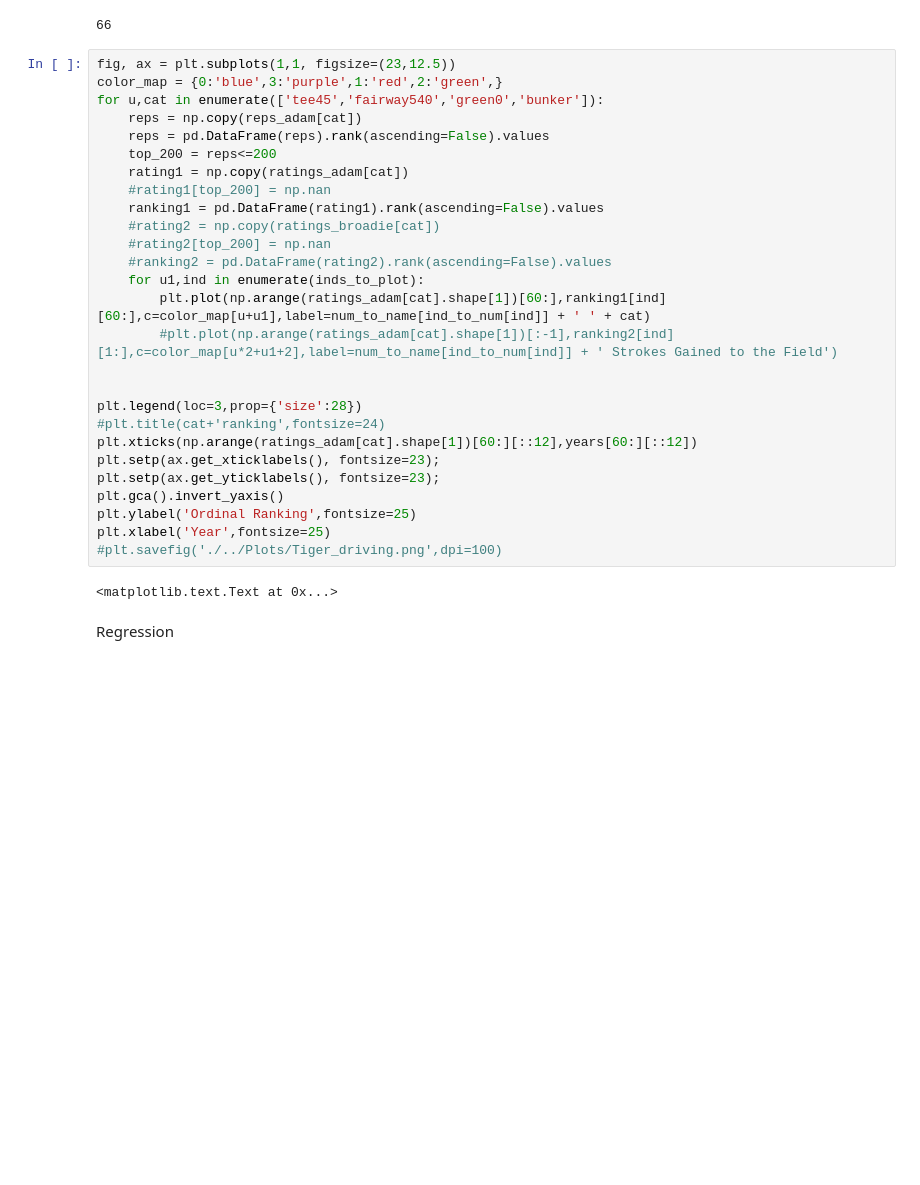
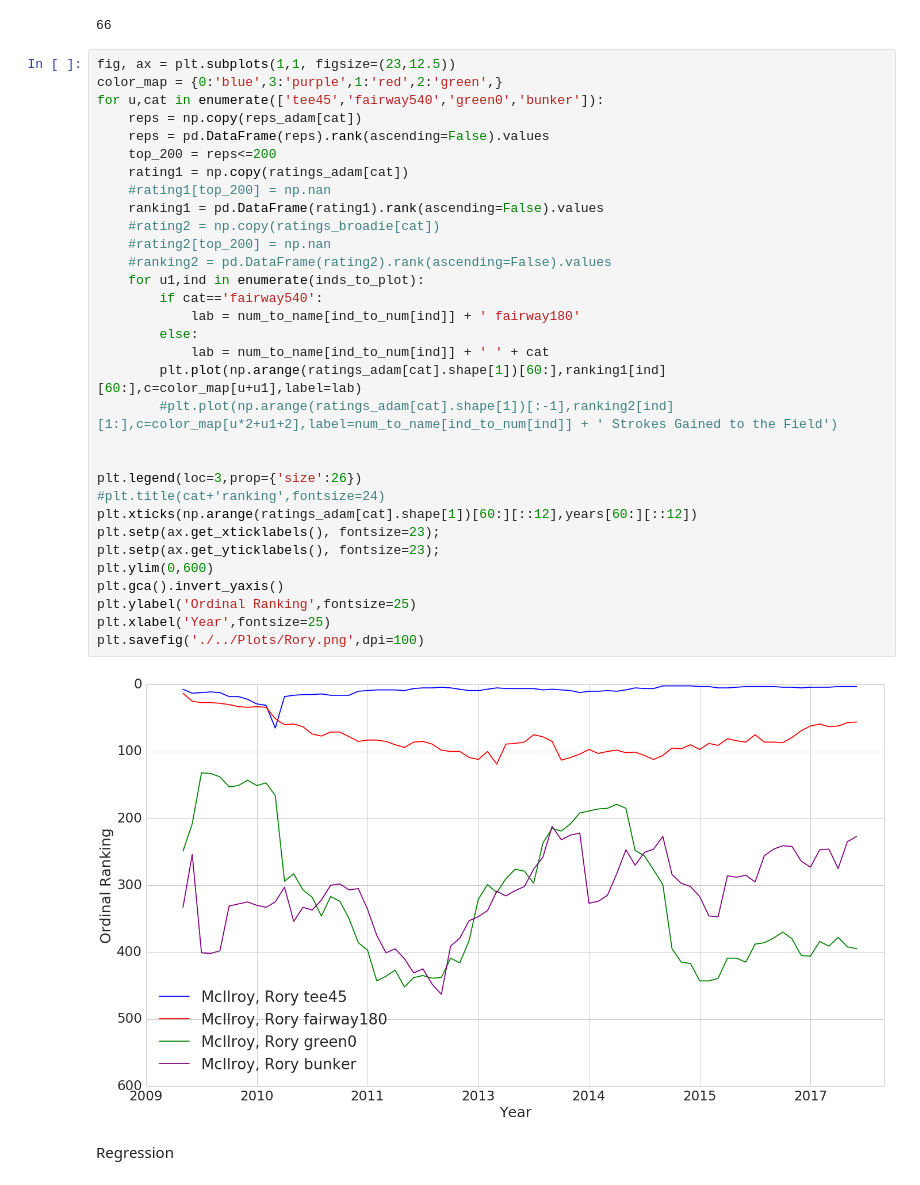
Before and after one commit to adamwlev/StrokesGained2, a Jupyter notebook: Modeling/Shot_Level_Ranks.ipynb, the cells around one changed output. Cells and saved outputs as stored; diff of their text form; blank space fills up the shorter version.

```diff
--- a/Modeling/Shot_Level_Ranks.ipynb
+++ b/Modeling/Shot_Level_Ranks.ipynb
@@ -406,32 +406,37 @@ top_200[240].sum()
 # %%
 fig, ax = plt.subplots(1,1, figsize=(23,12.5))
 color_map = {0:'blue',3:'purple',1:'red',2:'green',}
 for u,cat in enumerate(['tee45','fairway540','green0','bunker']):
     reps = np.copy(reps_adam[cat])
     reps = pd.DataFrame(reps).rank(ascending=False).values
     top_200 = reps<=200
     rating1 = np.copy(ratings_adam[cat])
     #rating1[top_200] = np.nan
     ranking1 = pd.DataFrame(rating1).rank(ascending=False).values
     #rating2 = np.copy(ratings_broadie[cat])
     #rating2[top_200] = np.nan
     #ranking2 = pd.DataFrame(rating2).rank(ascending=False).values
     for u1,ind in enumerate(inds_to_plot):
-        plt.plot(np.arange(ratings_adam[cat].shape[1])[60:],ranking1[ind][60:],c=color_map[u+u1],label=num_to_name[ind_to_num[ind]] + ' ' + cat)
+        if cat=='fairway540':
+            lab = num_to_name[ind_to_num[ind]] + ' fairway180'
+        else:
+            lab = num_to_name[ind_to_num[ind]] + ' ' + cat
+        plt.plot(np.arange(ratings_adam[cat].shape[1])[60:],ranking1[ind][60:],c=color_map[u+u1],label=lab)
         #plt.plot(np.arange(ratings_adam[cat].shape[1])[:-1],ranking2[ind][1:],c=color_map[u*2+u1+2],label=num_to_name[ind_to_num[ind]] + ' Strokes Gained to the Field')
 
 
-plt.legend(loc=3,prop={'size':28})
+plt.legend(loc=3,prop={'size':26})
 #plt.title(cat+'ranking',fontsize=24)
 plt.xticks(np.arange(ratings_adam[cat].shape[1])[60:][::12],years[60:][::12])
 plt.setp(ax.get_xticklabels(), fontsize=23);
 plt.setp(ax.get_yticklabels(), fontsize=23);
+plt.ylim(0,600)
 plt.gca().invert_yaxis()
 plt.ylabel('Ordinal Ranking',fontsize=25)
 plt.xlabel('Year',fontsize=25)
-#plt.savefig('./../Plots/Tiger_driving.png',dpi=100)
+plt.savefig('./../Plots/Rory.png',dpi=100)
 # %% [output]
-<matplotlib.text.Text at 0x...>
+[figure, added]
 # %% [markdown]
 Regression
 # %%
```
Also changed, not shown: 1 other file.
